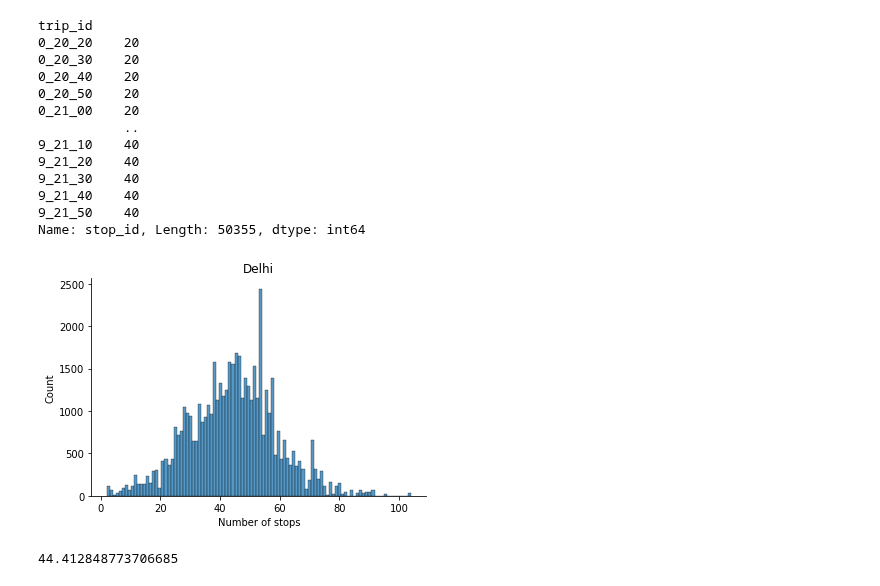
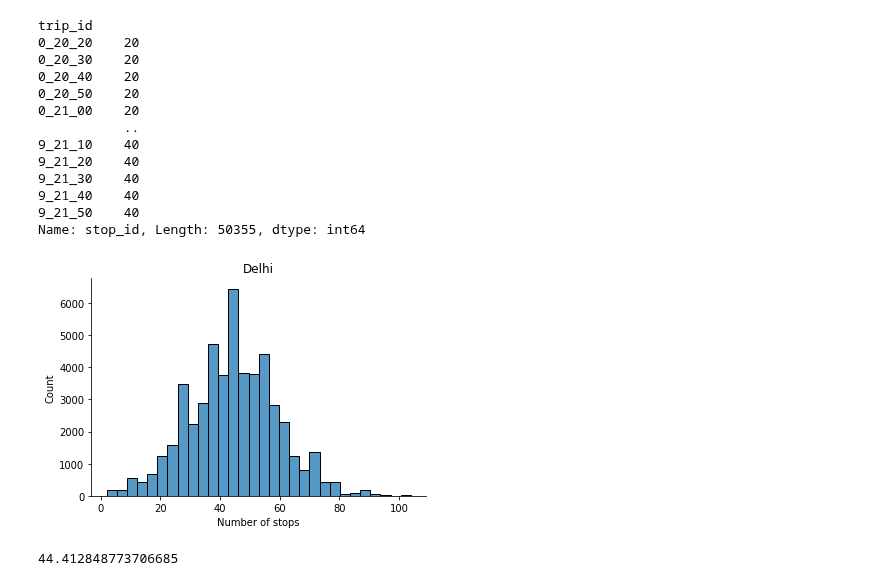
Before and after one commit to akazukin5151/comparative-accessibility, a Jupyter notebook: delhi.ipynb, the cells around one changed output. Saved outputs shown, nothing was run; the diff lists cells and outputs as text; code cells hidden in the pictures.

Commit message:
Reduce the number of bins in delhi histograms to match london

```diff
--- a/delhi.ipynb
+++ b/delhi.ipynb
@@ -93,13 +93,13 @@ trip_id
 9_21_50    40
 Name: stop_id, Length: 50355, dtype: int64
 # %%
-sns.histplot(x=num_stops_in_every_trip)
+sns.histplot(x=num_stops_in_every_trip, bins=30)
 plt.xlabel('Number of stops')
 plt.title('Delhi')
 sns.despine()
 plt.savefig('figures/d_nstops.png')
 # %% [output]
-[figure, old version]
+[figure, new version]
 # %%
 num_stops_in_every_trip.mean()
 # %% [output]
```
Also changed, not shown: parts of 1 cell of this notebook, 2 other files.
